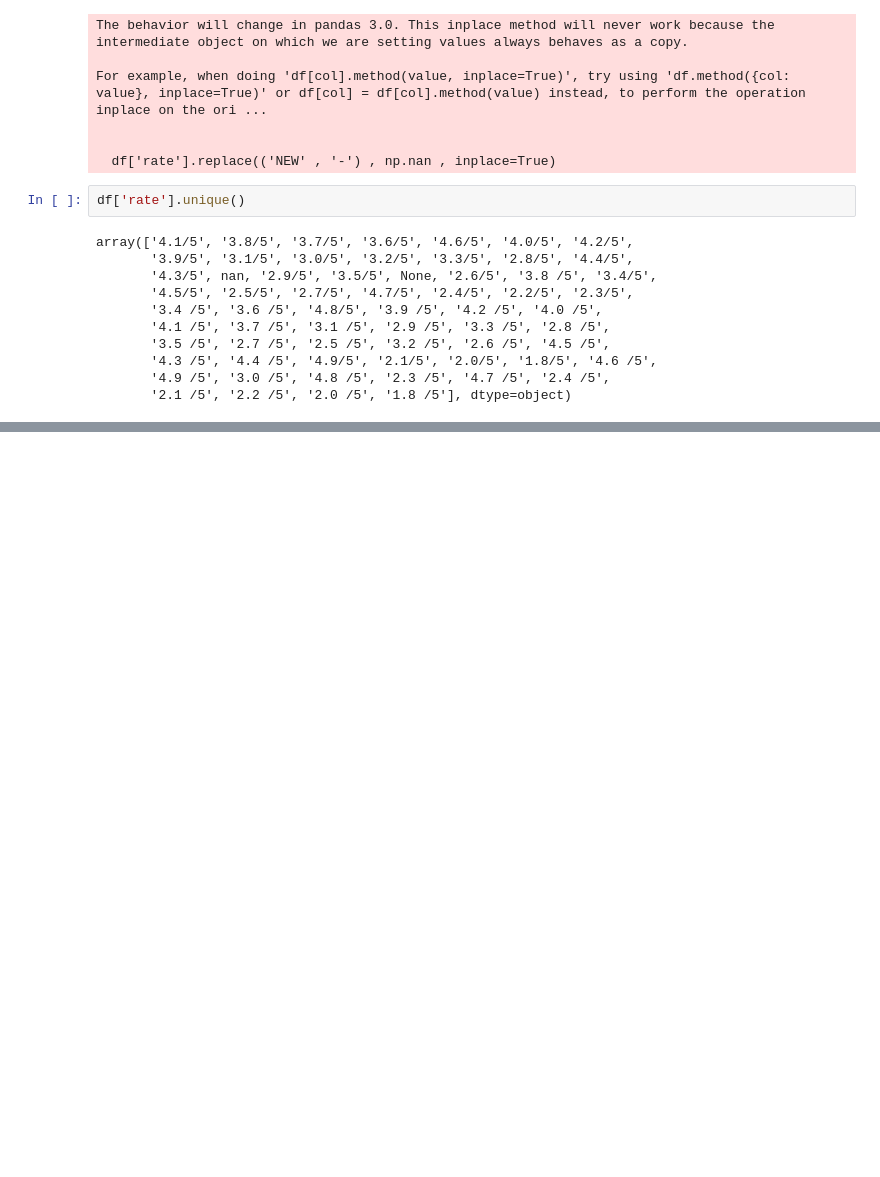
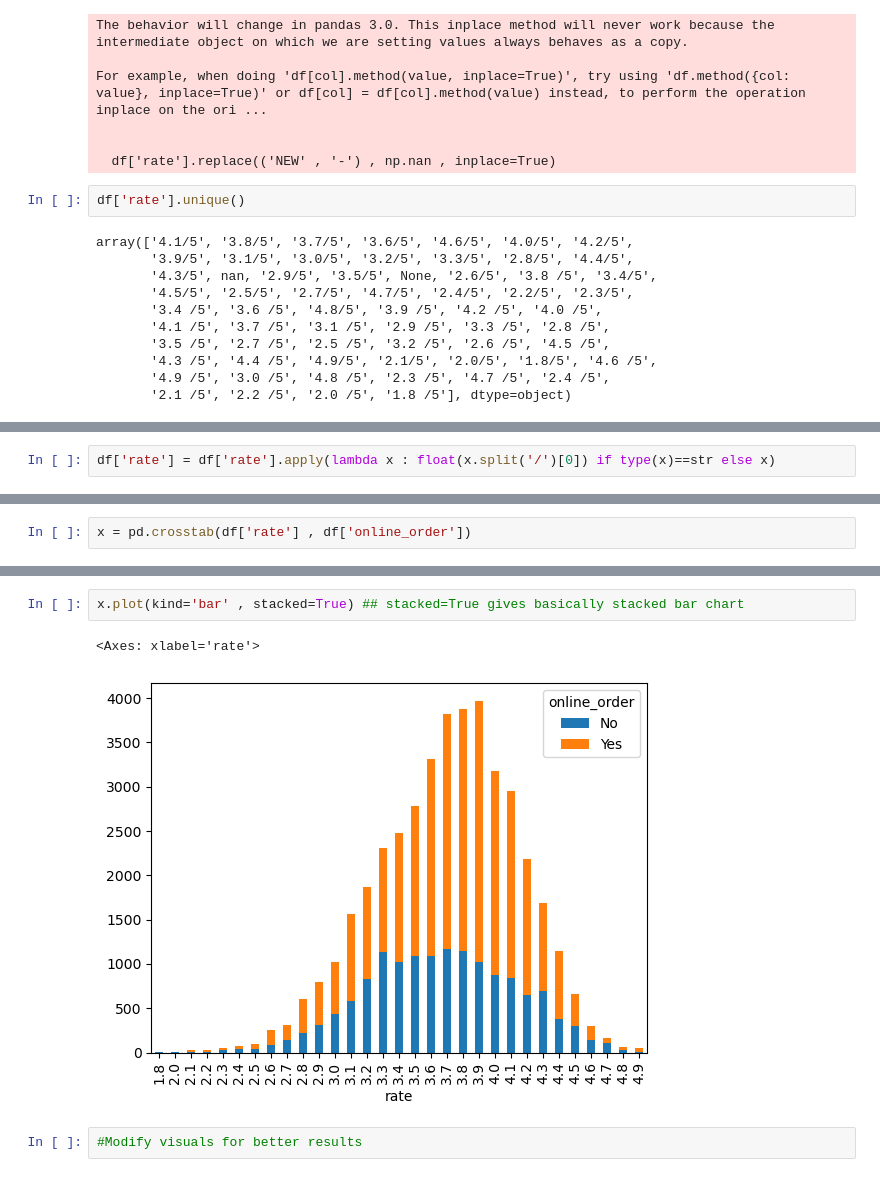
Before and after one commit to ewooten7/Zomato-Geospatial-Analysis, a Jupyter notebook: My-Zomato-Analysis.ipynb, the cells around one changed output, grey strips where cells are left out. Saved outputs shown, nothing was run; the diff lists cells and outputs as text; blank space fills up the shorter version.

```diff
--- a/My-Zomato-Analysis.ipynb
+++ b/My-Zomato-Analysis.ipynb
@@ -125,0 +139,2 @@ array(['4.1/5', '3.8/5', '3.7/5', '3.6/5', '4.6/5', '4.0/5', '4.2/5',
+# %%
+df['rate'] = df['rate'].apply(lambda x : float(x.split('/')[0]) if type(x)==str else x)
@@ -125,0 +158,2 @@ array(['4.1/5', '3.8/5', '3.7/5', '3.6/5', '4.6/5', '4.0/5', '4.2/5',
+# %%
+x = pd.crosstab(df['rate'] , df['online_order'])
@@ -125,0 +181,7 @@ array(['4.1/5', '3.8/5', '3.7/5', '3.6/5', '4.6/5', '4.0/5', '4.2/5',
+# %%
+x.plot(kind='bar' , stacked=True) ## stacked=True gives basically stacked bar chart
+# %% [output]
+<Axes: xlabel='rate'>
+[figure, added]
+# %%
+#Modify visuals for better results
```
Also changed, not shown: parts of 11 cells of this notebook.
